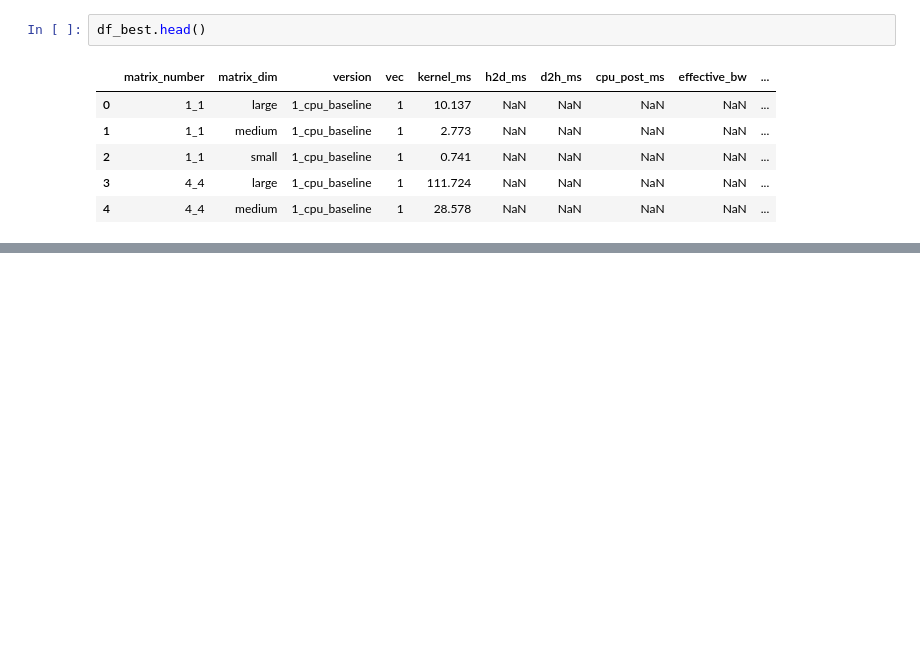
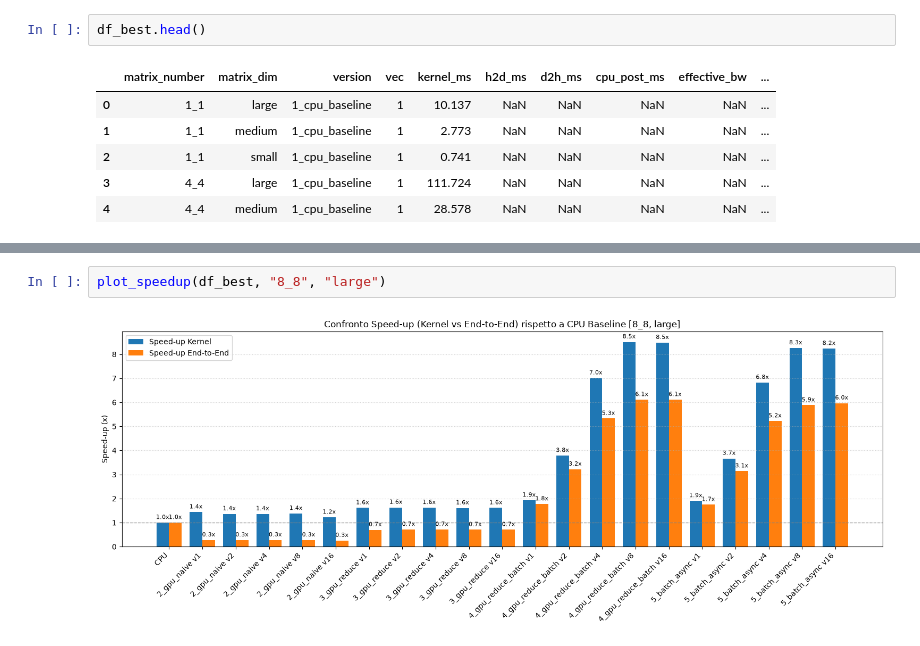
Before and after one commit to fragreco04/habitat_flow_overlap_GPU, a Jupyter notebook: notebooks/analisi.ipynb, the cells around one changed output, grey strips where cells are left out. Saved outputs shown, nothing was run; the diff lists cells and outputs as text; blank space fills up the shorter version.

```diff
--- a/notebooks/analisi.ipynb
+++ b/notebooks/analisi.ipynb
@@ -428,0 +431,4 @@ plot_gpu_bandwidth(df_best, "8_8", "large", peak_memory_bw)
+# %%
+plot_speedup(df_best, "8_8", "large")
+# %% [output]
+[figure, added]
```
Also changed, not shown: parts of 11 cells of this notebook, 19 other files.
